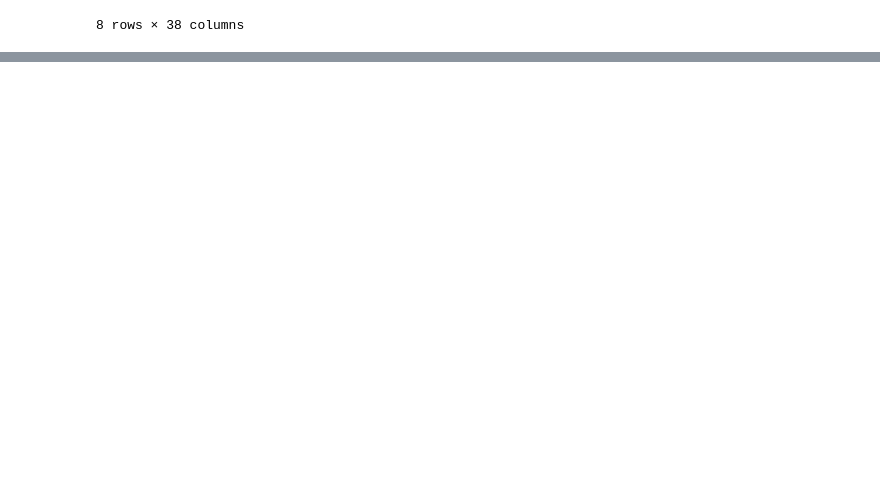
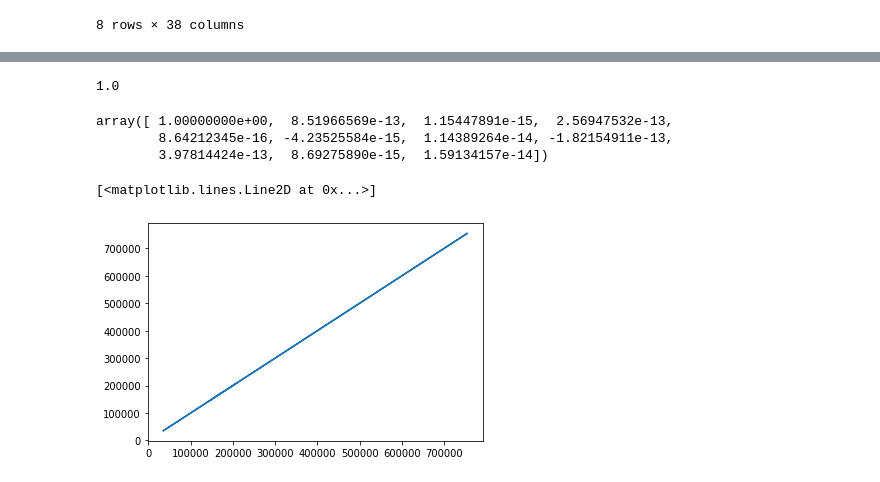
Before and after one commit to nailson/kaggle_competitions, a Jupyter notebook: house_pricing/exploratory_analysis.ipynb, the cells around one changed output, grey strips where cells are left out. Cells and saved outputs as stored; diff of their text form; code cells hidden in the pictures; blank space fills up the shorter version.

Commit message:
house pricing exploratory analysis

```diff
--- a/house_pricing/exploratory_analysis.ipynb
+++ b/house_pricing/exploratory_analysis.ipynb
@@ -38,0 +76,7 @@ house_pricing.describe()
+# %%
+# calculate correlation
+corr = house_pricing.corr()
+
+numerical_correlation = cor[corr['SalePrice']>0.5]['SalePrice'].sort_values(ascending=False)
+print(numerical_correlation)
+correlated_numerical_columns = numerical_correlation.index.to_list()
@@ -38,0 +96,20 @@ house_pricing.describe()
+# %%
+from sklearn.linear_model import LinearRegression
+X = house_pricing[correlated_numerical_columns]
+y = house_pricing['SalePrice']
+
+linear_model = LinearRegression().fit(X, y)
+linear_model.score(X, y)
+# %% [output]
+1.0
+# %%
+linear_model.coef_
+# %% [output]
+array([ 1.00000000e+00,  8.51966569e-13,  1.15447891e-15,  2.56947532e-13,
+        8.64212345e-16, -4.23525584e-15,  1.14389264e-14, -1.82154911e-13,
+        3.97814424e-13,  8.69275890e-15,  1.59134157e-14])
+# %%
+plt.plot(y, linear_model.predict(X))
+# %% [output]
+[<matplotlib.lines.Line2D at 0x...>]
+[figure, added]
```
Also changed, not shown: parts of 10 cells of this notebook.
